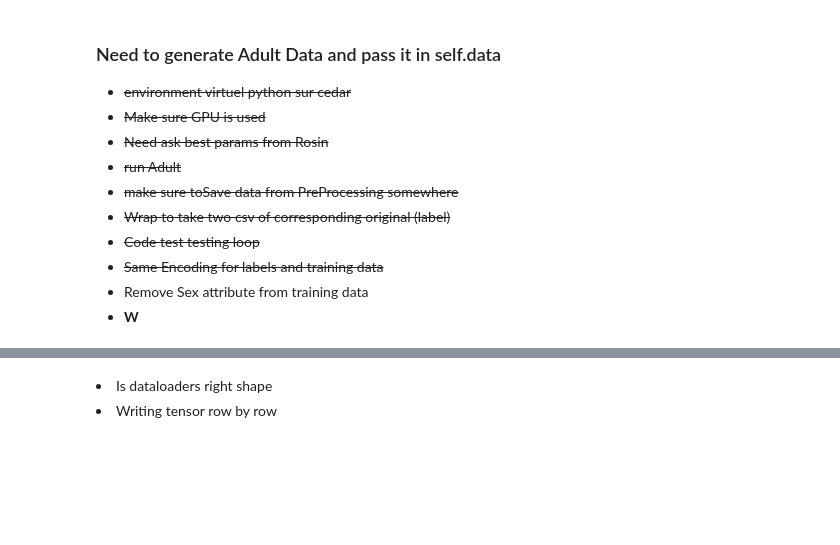
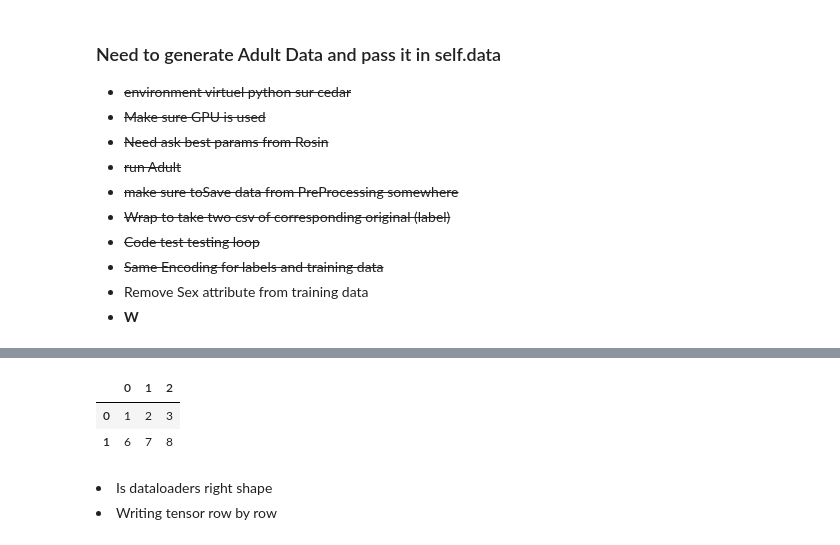
Before and after one commit to jctaillandier/reconstructor, a Jupyter notebook: reconstructor.ipynb, the cells around one changed output, grey strips where cells are left out. Saved outputs shown, nothing was run; the diff lists cells and outputs as text; code cells hidden in the pictures; blank space fills up the shorter version.

```diff
--- a/reconstructor.ipynb
+++ b/reconstructor.ipynb
@@ -15,3 +25,9 @@
+# %%
+allo['a']
+# %% [output]
+|  | 0 | 1 | 2 |
+| 0 | 1 | 2 | 3 |
+| 1 | 6 | 7 | 8 |
 # %% [markdown]
 <li>Is dataloaders right shape
 <li>Writing tensor row by row
```
Also changed, not shown: parts of 2 cells of this notebook, 6 other files.
